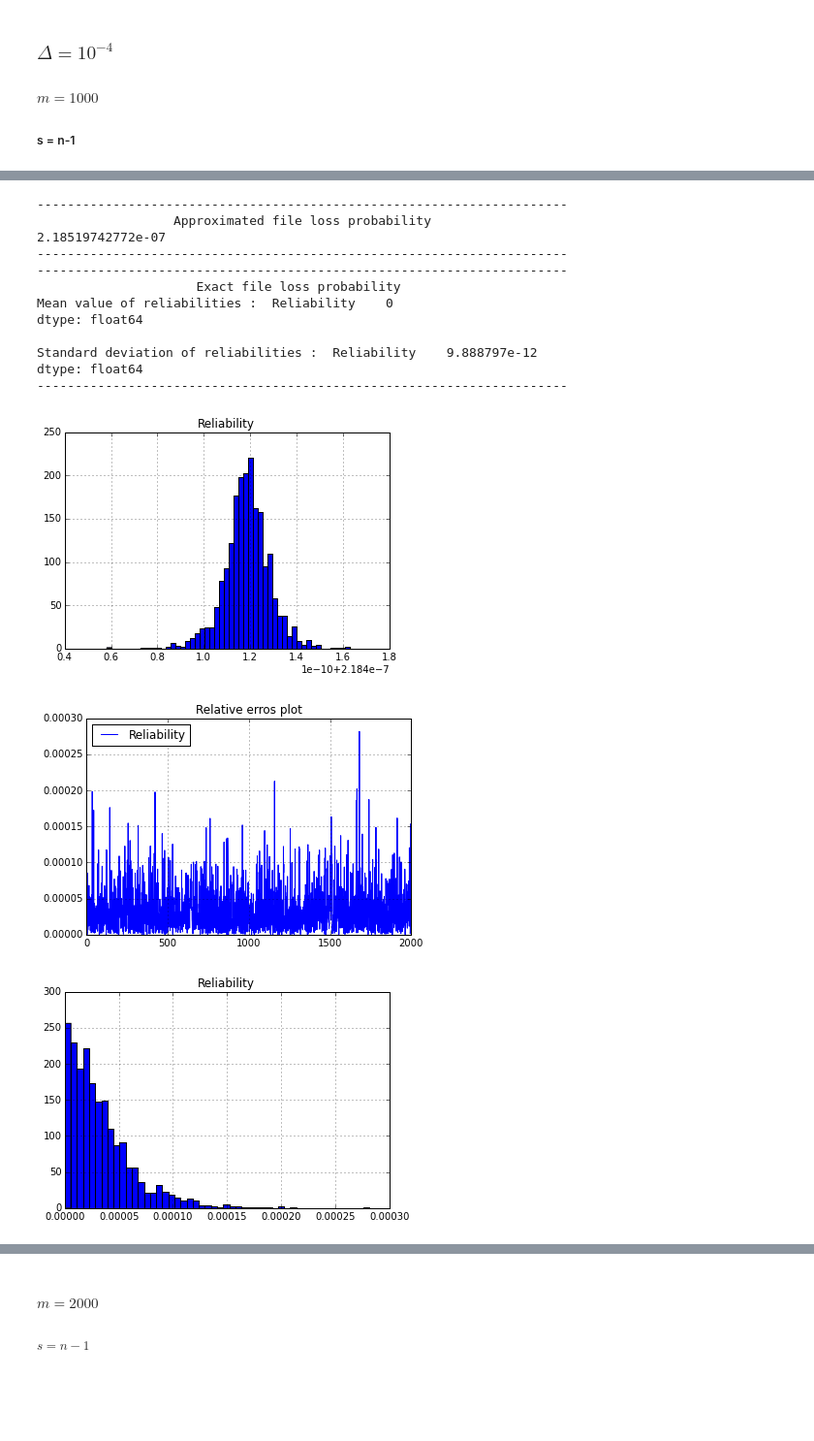
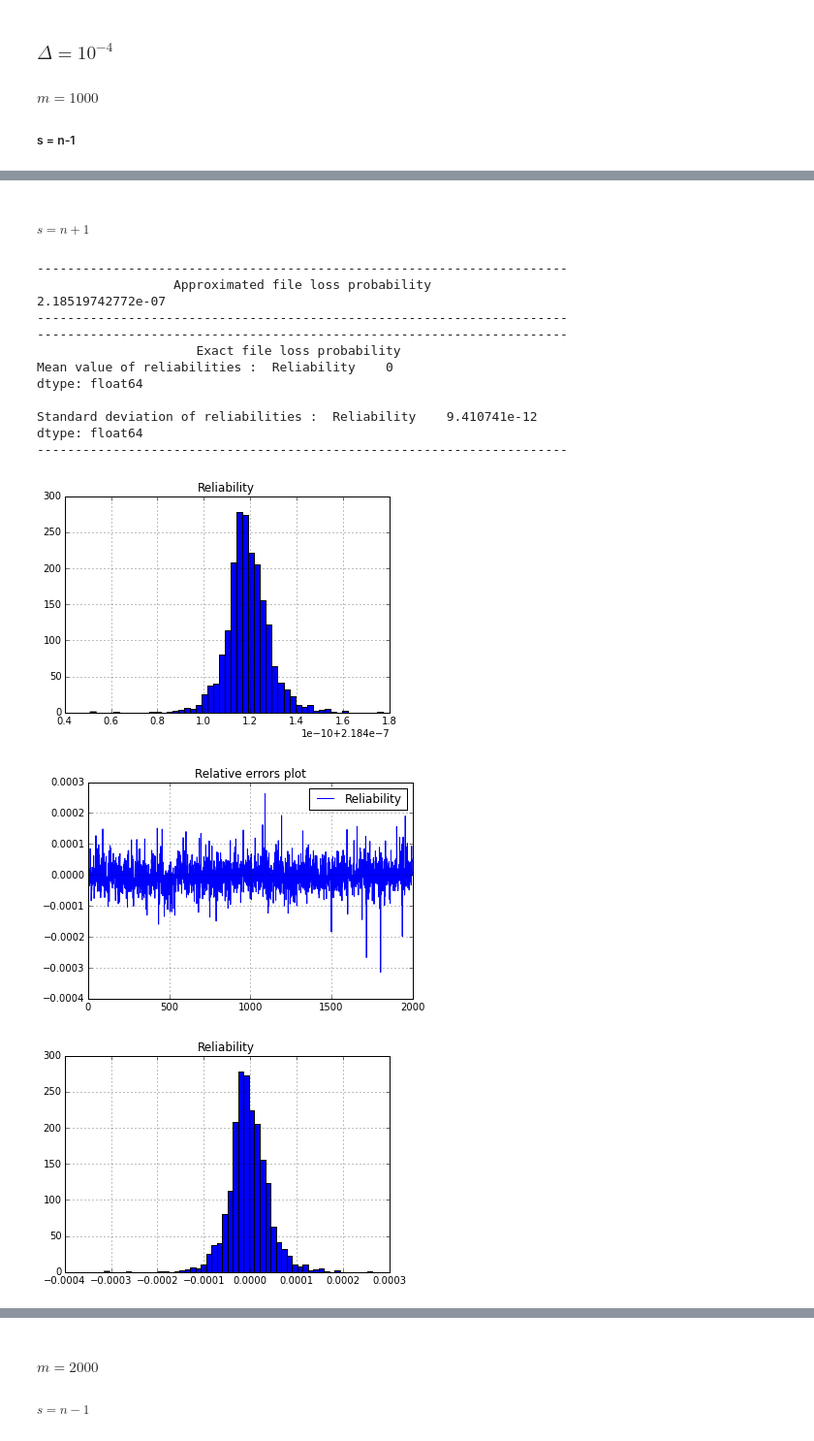
Before and after one commit to MathLab/file_loss, a Jupyter notebook: file_loss_approximation.ipynb, the cells around one changed output, grey strips where cells are left out. Shown: that part at 97% size. Cells and saved outputs as stored; diff of their text form; code cells hidden in the pictures; blank space fills up the shorter version.

```diff
--- a/file_loss_approximation.ipynb
+++ b/file_loss_approximation.ipynb
@@ -75,32 +50,34 @@ def launch_experiment(disks, chunk_count, threshold_recovery, spread_factor, exp
+# %% [markdown]
+##### $s = n + 1$
 # %%
 # Parameters
 m = 1000 # The number of disks in the system
 disks = range(m)
 
 n = 12 # number of chunks
 d = 3 # number of chunks until the file is lost
-spread_factor = 11 # spread factor
+spread_factor = 13 # spread factor
 
 experience_count = 2000 # The number of experiments
 experiment = range(experience_count)
 
 delta = 0.0001
 mean_reliability = 0.999
 
 launch_experiment(disks, n, d, spread_factor, experiment, delta, mean_reliability)
 # %% [output]
 ----------------------------------------------------------------------
                   Approximated file loss probability
 2.18519742772e-07
 ----------------------------------------------------------------------
 ----------------------------------------------------------------------
                      Exact file loss probability
 Mean value of reliabilities :  Reliability    0
 dtype: float64
 
-Standard deviation of reliabilities :  Reliability    9.888797e-12
+Standard deviation of reliabilities :  Reliability    9.410741e-12
 dtype: float64
 ----------------------------------------------------------------------
-[figure, old version]
+[figure, new version]
-[figure, old version]
+[figure, new version]
-[figure, old version]
+[figure, new version]
```
Also changed, not shown: parts of 27 cells of this notebook, 5 other files.
